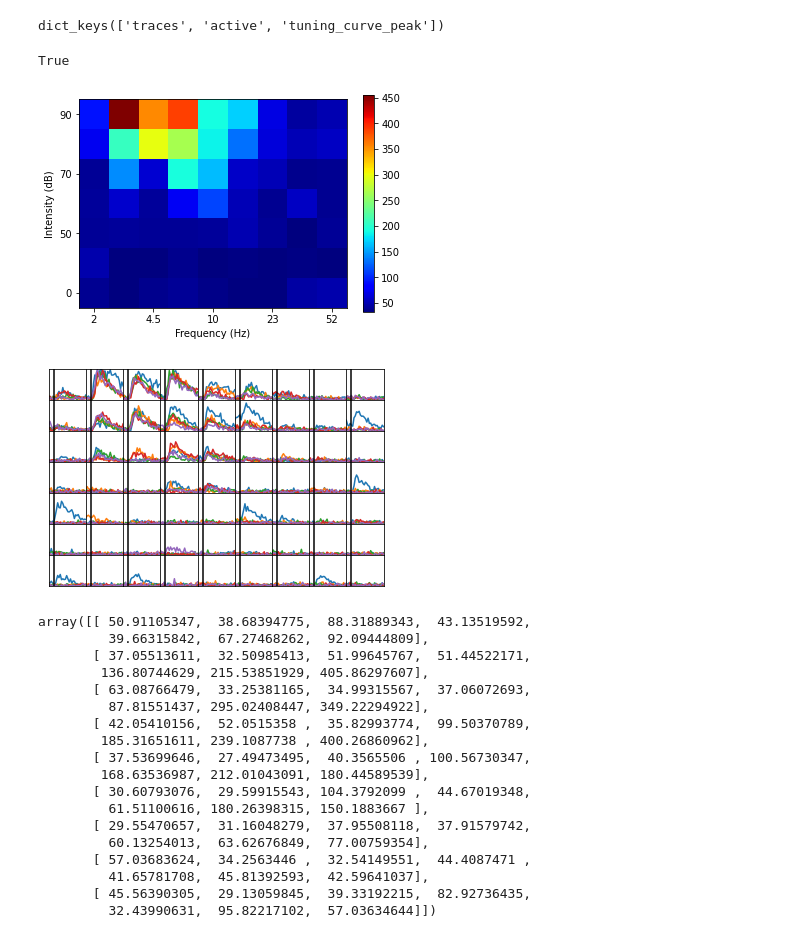
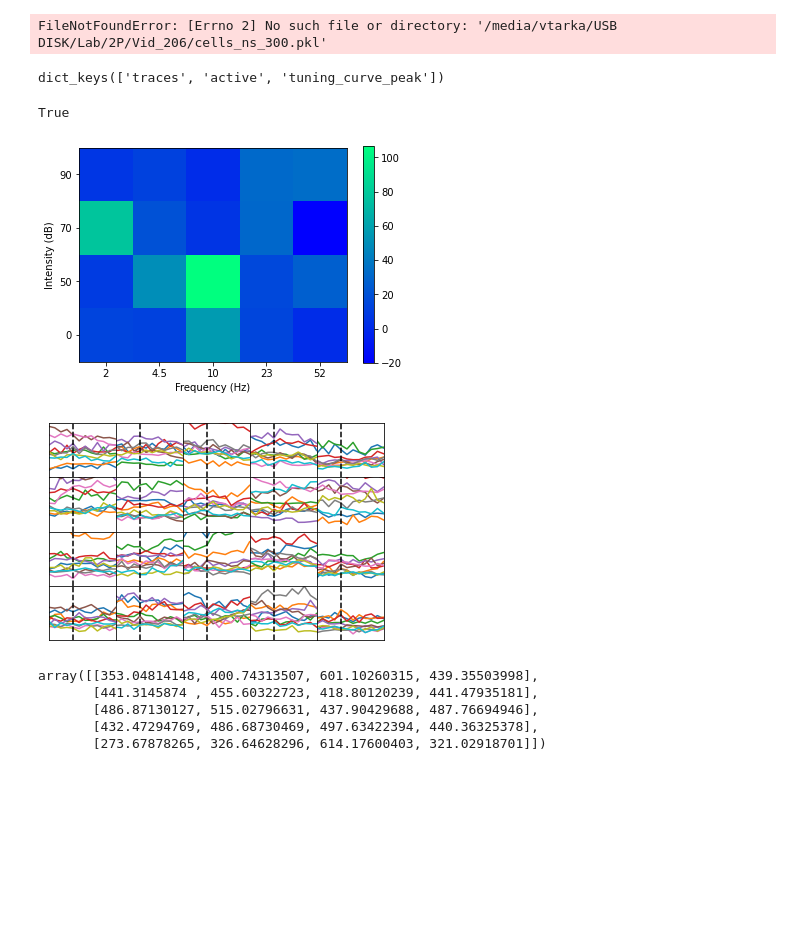
Before and after one commit to ConorLane1995/2Psinapod_two_photon_pipeline, a Jupyter notebook: notebooks/plot_tuning_curves.ipynb, the cells around one changed output. Drawn from its saved outputs; the diff is of its cells as text; code cells hidden in the pictures; blank space fills up the shorter version.

```diff
--- a/notebooks/plot_tuning_curves.ipynb
+++ b/notebooks/plot_tuning_curves.ipynb
@@ -27,28 +27,28 @@ def plot_single_tuning_curve(cell_dictionary,cell_ID):
 
     cell_tuning = cell_dictionary[cell_ID]['tuning_curve_peak']
 
-    im = plt.imshow(np.transpose(cell_tuning),cmap='jet',origin='lower')
+    im = plt.imshow(np.transpose(cell_tuning),cmap='winter',origin='lower')
     plt.colorbar(im)
     # plt.xticks([0,1,2])
     # ax.set_xticklabels(frequency_labels)
     # plt.yticks([0,1,2,3])
     # ax.set_yticklabels(intensity_labels)
-    plt.xticks([0,2,4,6,8])
-    ax.set_xticklabels(frequency_labels)
-    plt.yticks([0,2,4,6])
-    ax.set_yticklabels(intensity_labels)
+    # plt.xticks([0,2,4,6,8])
+    # ax.set_xticklabels(frequency_labels)
+    # plt.yticks([0,2,4,6])
+    # ax.set_yticklabels(intensity_labels)
     ax.set_ylabel("Intensity (dB)")
     ax.set_xlabel("Frequency (Hz)")
-    # plt.xticks([0,1,2,3,4])
-    # ax.set_xticklabels(frequency_labels)
-    # plt.yticks([0,1,2,3])
-    # ax.set_yticklabels(intensity_labels)
+    plt.xticks([0,1,2,3,4])
+    ax.set_xticklabels(frequency_labels)
+    plt.yticks([0,1,2,3])
+    ax.set_yticklabels(intensity_labels)
     plt.show()
 # %%
 def get_cell_tuning_by_peak(cell_traces,plot_TF):
 
     if plot_TF:
-        fig,axs = plt.subplots(7,9)
+        fig,axs = plt.subplots(4,5)
         # axs = axs.ravel()
 
     EPOCH_START_IN_MS = -500
@@ -137,14 +137,14 @@ def get_cell_tuning_by_peak(cell_traces,plot_TF):
             if plot_TF:
                 # print(len(error))
                 # print(len(response))
-                axs[6-plot_row_counter,plot_coln_counter].plot(np.transpose(all_trials_as_np))
-                axs[6-plot_row_counter,plot_coln_counter].axvline(x=4,color='k')
+                axs[3-plot_row_counter,plot_coln_counter].plot(np.transpose(all_trials_as_np))
+                axs[3-plot_row_counter,plot_coln_counter].axvline(x=4,color='k',linestyle='--')
                 # axs[plot_row_counter,plot_coln_counter].plot(response)
                 # axs[plot_row_counter,plot_coln_counter].fill_between(range(len(response)),response-error,response+error,alpha=0.5)
-                axs[6-plot_row_counter,plot_coln_counter].xaxis.set_visible(False)
-                axs[6-plot_row_counter,plot_coln_counter].yaxis.set_visible(False)
-                axs[6-plot_row_counter,plot_coln_counter].set_ylim(bottom=0,top=500)
-                axs[6-plot_row_counter,plot_coln_counter].autoscale(enable=True, axis='x', tight=True)
+                axs[3-plot_row_counter,plot_coln_counter].xaxis.set_visible(False)
+                axs[3-plot_row_counter,plot_coln_counter].yaxis.set_visible(False)
+                axs[3-plot_row_counter,plot_coln_counter].set_ylim(bottom=0,top=900)
+                axs[3-plot_row_counter,plot_coln_counter].autoscale(enable=True, axis='x', tight=True)
                 # axs[3-plot_row_counter,plot_coln_counter].title.set_text(intensity)
                 # axs[plot_row_counter,plot_coln_counter].title.set_text(intensity)
                 # axs[5-plot_row_counter,plot_coln_counter].text(10,300,str(intensity))
@@ -168,36 +168,25 @@ def get_cell_tuning_by_peak(cell_traces,plot_TF):
         plt.show()
     return tuning_curves
 # %%
-with open('/media/vtarka/USB DISK/Lab/2P/Vid_186/cells.pkl', 'rb') as f:
+with open('/media/vtarka/USB DISK/Lab/2P/Vid_206/cells_d_ns_300.pkl', 'rb') as f:
         cell_dictionary = pickle.load(f)
+# %% [output]
+FileNotFoundError: [Errno 2] No such file or directory: '/media/vtarka/USB DISK/Lab/2P/Vid_206/cells_ns_300.pkl'
 # %%
 print(cell_dictionary[1].keys())
 # %% [output]
 dict_keys(['traces', 'active', 'tuning_curve_peak'])
 # %%
-cell_ID = 5
+cell_ID = 10
 print(cell_dictionary[cell_ID]['active'])
 plot_single_tuning_curve(cell_dictionary,cell_ID)
 get_cell_tuning_by_peak(cell_dictionary[cell_ID]['traces'],True)
 # %% [output]
 True
-[figure, old version]
+[figure, new version]
-[figure, old version]
+[figure, new version]
-array([[ 50.91105347,  38.68394775,  88.31889343,  43.13519592,
-         39.66315842,  67.27468262,  92.09444809],
-       [ 37.05513611,  32.50985413,  51.99645767,  51.44522171,
-        136.80744629, 215.53851929, 405.86297607],
-       [ 63.08766479,  33.25381165,  34.99315567,  37.06072693,
-         87.81551437, 295.02408447, 349.22294922],
-       [ 42.05410156,  52.0515358 ,  35.82993774,  99.50370789,
-        185.31651611, 239.1087738 , 400.26860962],
-       [ 37.53699646,  27.49473495,  40.3565506 , 100.56730347,
-        168.63536987, 212.01043091, 180.44589539],
-       [ 30.60793076,  29.59915543, 104.3792099 ,  44.67019348,
-         61.51100616, 180.26398315, 150.1883667 ],
-       [ 29.55470657,  31.16048279,  37.95508118,  37.91579742,
-         60.13254013,  63.62676849,  77.00759354],
-       [ 57.03683624,  34.2563446 ,  32.54149551,  44.4087471 ,
-         41.65781708,  45.81392593,  42.59641037],
-       [ 45.56390305,  29.13059845,  39.33192215,  82.92736435,
-         32.43990631,  95.82217102,  57.03634644]])
+array([[353.04814148, 400.74313507, 601.10260315, 439.35503998],
+       [441.3145874 , 455.60322723, 418.80120239, 441.47935181],
+       [486.87130127, 515.02796631, 437.90429688, 487.76694946],
+       [432.47294769, 486.68730469, 497.63422394, 440.36325378],
+       [273.67878265, 326.64628296, 614.17600403, 321.02918701]])
```
Also changed, not shown: 5 other files.
